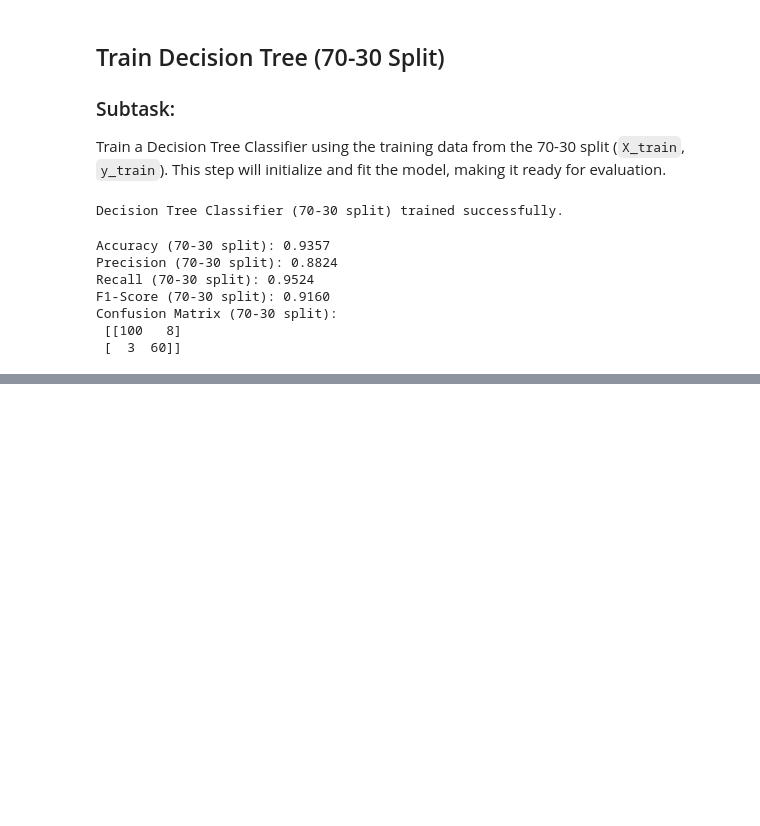
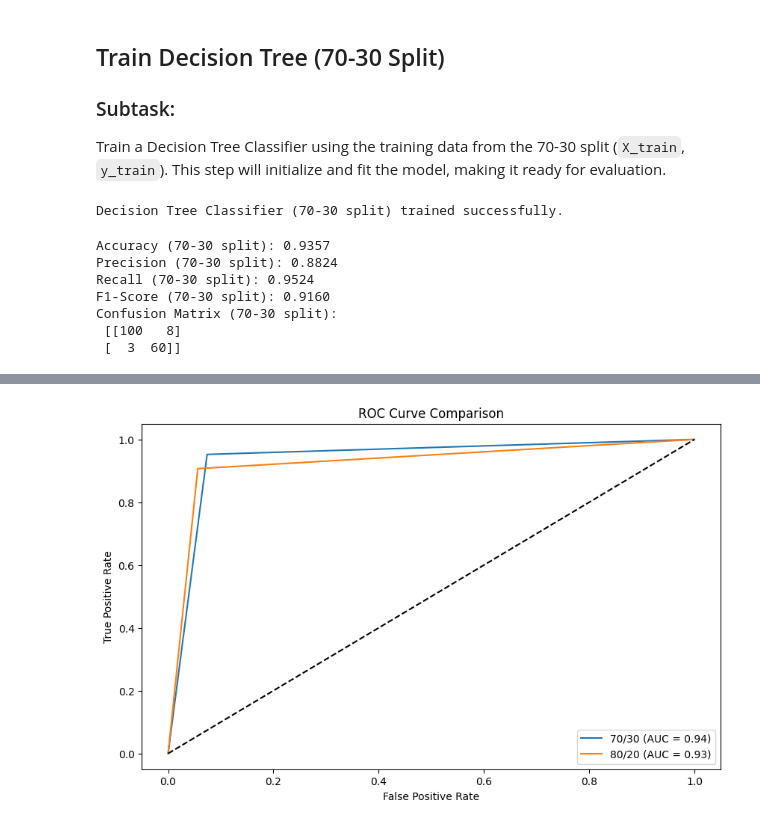
Before and after one commit to shivampatle2004/Machine-Learning-, a Jupyter notebook: DecisionTree_shivampatle_cs23186.ipynb, the cells around one changed output, grey strips where cells are left out. Drawn from its saved outputs; the diff is of its cells as text; code cells hidden in the pictures; blank space fills up the shorter version.

```diff
--- a/DecisionTree_shivampatle_cs23186.ipynb
+++ b/DecisionTree_shivampatle_cs23186.ipynb
@@ -295,0 +333,21 @@ print(conf_matrix_80)
+# %%
+# 6. ROC Curve Visualization
+
+# Ensure we use the same test sets that match the features used in the most recent fit
+y_score70 = dtree_70.predict_proba(X_test)[:, 1]
+y_score80 = dtree_80.predict_proba(X_test_80)[:, 1]
+
+fpr70, tpr70, _ = roc_curve(y_test, y_score70)
+fpr80, tpr80, _ = roc_curve(y_test_80, y_score80)
+
+plt.figure(figsize=(10, 6))
+plt.plot(fpr70, tpr70, label=f'70/30 (AUC = {auc(fpr70, tpr70):.2f})')
+plt.plot(fpr80, tpr80, label=f'80/20 (AUC = {auc(fpr80, tpr80):.2f})')
+plt.plot([0, 1], [0, 1], 'k--')
+plt.xlabel('False Positive Rate')
+plt.ylabel('True Positive Rate')
+plt.title('ROC Curve Comparison')
+plt.legend()
+plt.show()
+# %% [output]
+[figure, added]
```
Also changed, not shown: parts of 16 cells of this notebook.
